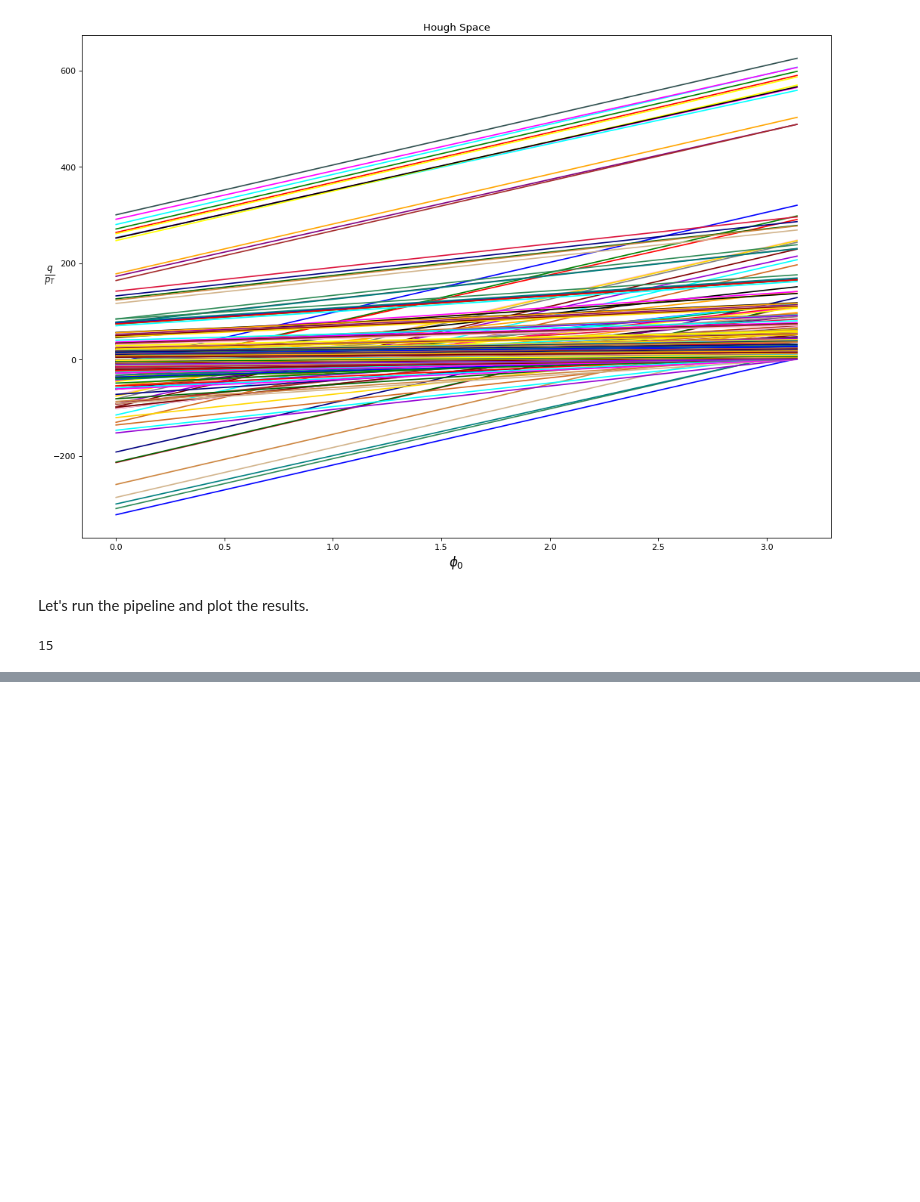
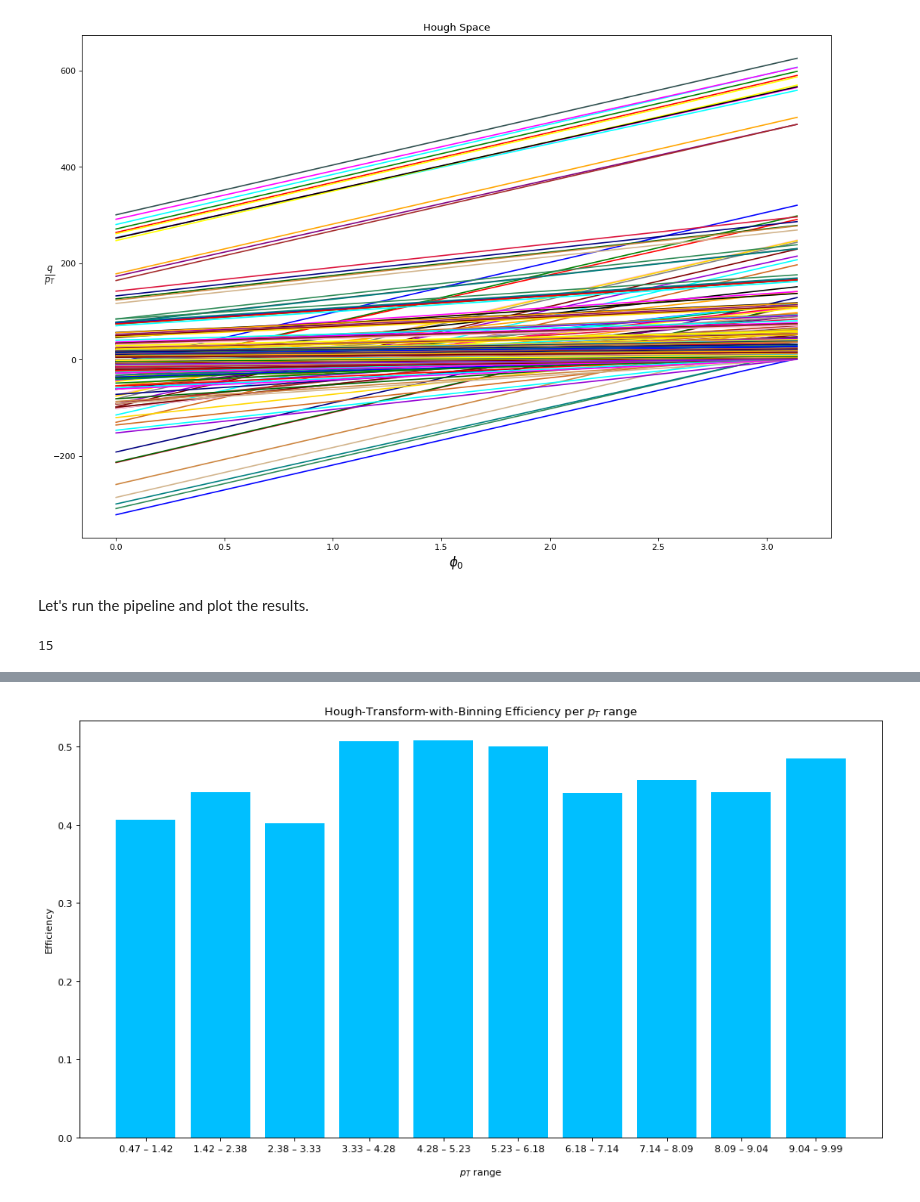
Before and after one commit to asalzburger/sms2021-tra-tra, a Jupyter notebook: src/notebooks/issue5/Helical Hough Transform v2.ipynb, the cells around one changed output, grey strips where cells are left out. Cells and saved outputs as stored; diff of their text form; code cells hidden in the pictures; blank space fills up the shorter version.

```diff
--- a/src/notebooks/issue5/Helical Hough Transform v2.ipynb
+++ b/src/notebooks/issue5/Helical Hough Transform v2.ipynb
@@ -313,0 +407,19 @@ plt.show()
+# %%
+from metrics import efficiency_rate
+
+bin_size = (0.003, 0.05)
+width_limits = (0, np.pi)
+height_limits = (-500, 1000)
+limits = (width_limits, height_limits)
+
+efficiency_per_p_t = {}
+for _bin in range(number_of_bins):
+    start_time = time.time()
+
+    df = df_per_p_t[_bin]
+    all_tracks = list(df['track'])
+    _, est_tracks_to_hits = pipeline(all_tracks, bin_size, limits, {'minimum-hits-per-bin': 10}, use_sin=use_sin)
+    efficiency_per_p_t[p_t_keys[_bin]] = efficiency_rate(est_tracks_to_hits.values(), df)
+
+    et = time.time() - start_time
+    print(f'Finished bin {_bin} after {et:.2f} seconds,  with efficiency: {efficiency_per_p_t[p_t_keys[_bin]]}!')
@@ -313,0 +437,9 @@ plt.show()
+# %%
+plt.figure(figsize=(15, 8), dpi=80)
+plt.xlabel('\n$p_T$ range')
+plt.ylabel('Efficiency')
+plt.bar(list(efficiency_per_p_t.keys()), list(efficiency_per_p_t.values()), color='deepskyblue')
+plt.title('Hough-Transform-with-Binning Efficiency per $p_T$ range')
+plt.show()
+# %% [output]
+[figure, added]
```
Also changed, not shown: parts of 17 cells of this notebook, 17 other files.
